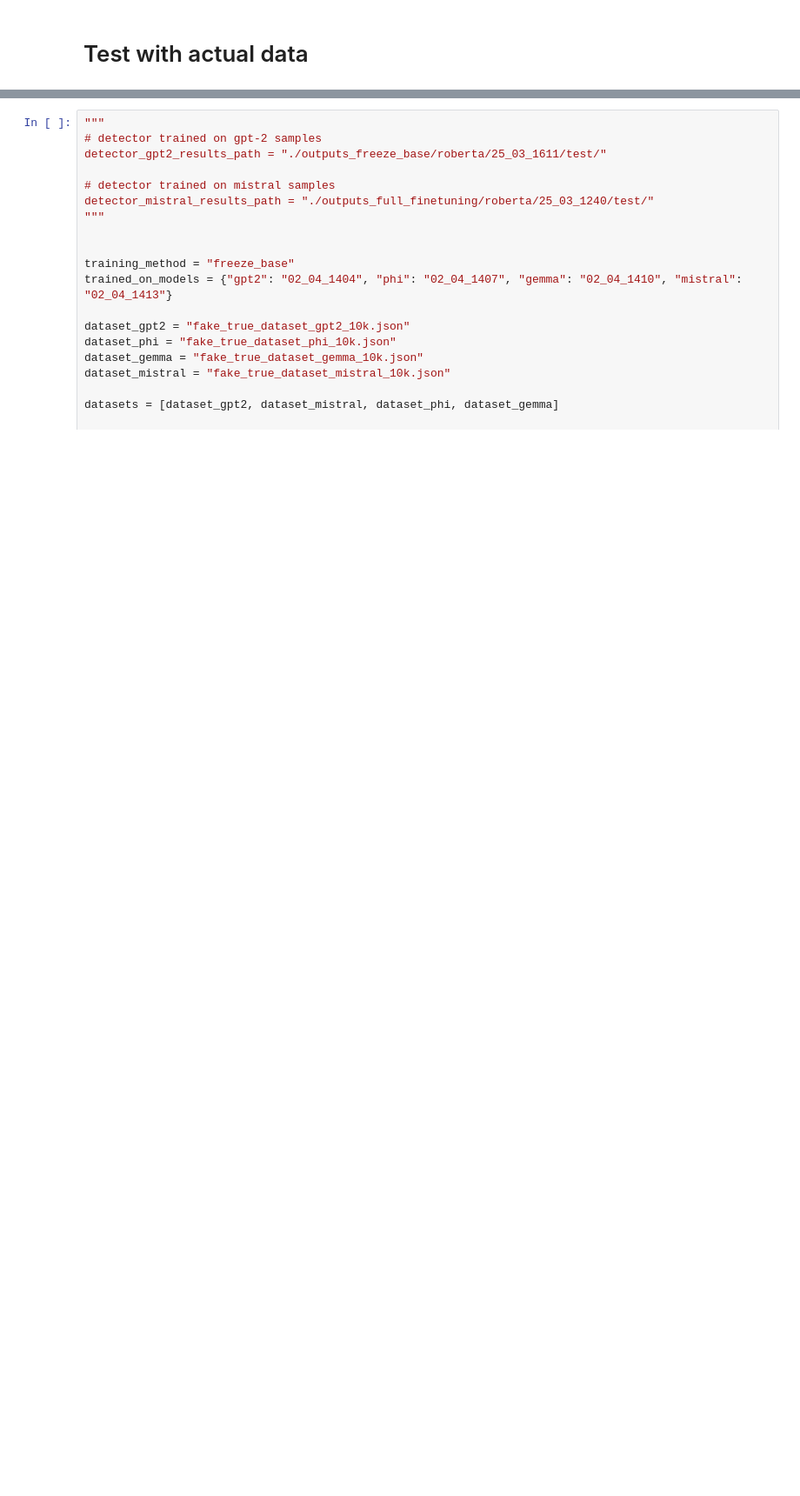
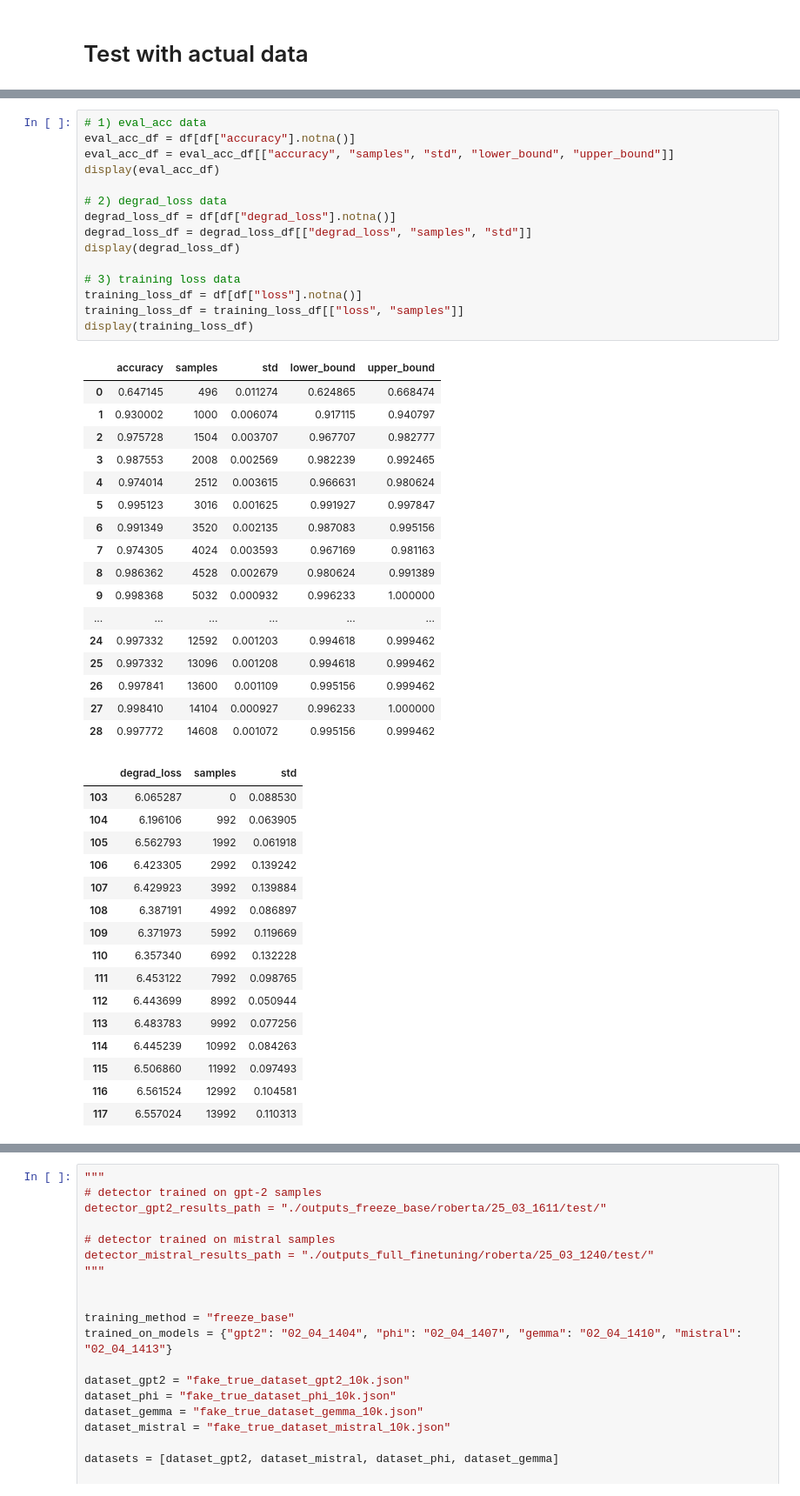
Before and after one commit to marluxiaboss/text_llm_detector, a Jupyter notebook: create_plots_from_logs.ipynb, the cells around one changed output, grey strips where cells are left out. Shown at 87% size. Drawn from its saved outputs; the diff is of its cells as text; blank space fills up the shorter version.

```diff
--- a/create_plots_from_logs.ipynb
+++ b/create_plots_from_logs.ipynb
@@ -262,0 +293,49 @@ plt.show()
+# %%
+# 1) eval_acc data
+eval_acc_df = df[df["accuracy"].notna()]
+eval_acc_df = eval_acc_df[["accuracy", "samples", "std", "lower_bound", "upper_bound"]]
+display(eval_acc_df)
+
+# 2) degrad_loss data
+degrad_loss_df = df[df["degrad_loss"].notna()]
+degrad_loss_df = degrad_loss_df[["degrad_loss", "samples", "std"]]
+display(degrad_loss_df)
+
+# 3) training loss data
+training_loss_df = df[df["loss"].notna()]
+training_loss_df = training_loss_df[["loss", "samples"]]
+display(training_loss_df)
+# %% [output]
+|  | accuracy | samples | std | lower_bound | upper_bound |
+| 0 | 0.647145 | 496 | 0.011274 | 0.624865 | 0.668474 |
+| 1 | 0.930002 | 1000 | 0.006074 | 0.917115 | 0.940797 |
+| 2 | 0.975728 | 1504 | 0.003707 | 0.967707 | 0.982777 |
+| 3 | 0.987553 | 2008 | 0.002569 | 0.982239 | 0.992465 |
+| 4 | 0.974014 | 2512 | 0.003615 | 0.966631 | 0.980624 |
+| 5 | 0.995123 | 3016 | 0.001625 | 0.991927 | 0.997847 |
+| 6 | 0.991349 | 3520 | 0.002135 | 0.987083 | 0.995156 |
+| 7 | 0.974305 | 4024 | 0.003593 | 0.967169 | 0.981163 |
+| 8 | 0.986362 | 4528 | 0.002679 | 0.980624 | 0.991389 |
+| 9 | 0.998368 | 5032 | 0.000932 | 0.996233 | 1.000000 |
+| ... | ... | ... | ... | ... | ... |
+| 24 | 0.997332 | 12592 | 0.001203 | 0.994618 | 0.999462 |
+| 25 | 0.997332 | 13096 | 0.001208 | 0.994618 | 0.999462 |
+| 26 | 0.997841 | 13600 | 0.001109 | 0.995156 | 0.999462 |
+| 27 | 0.998410 | 14104 | 0.000927 | 0.996233 | 1.000000 |
+| 28 | 0.997772 | 14608 | 0.001072 | 0.995156 | 0.999462 |
+|  | degrad_loss | samples | std |
+| 103 | 6.065287 | 0 | 0.088530 |
+| 104 | 6.196106 | 992 | 0.063905 |
+| 105 | 6.562793 | 1992 | 0.061918 |
+| 106 | 6.423305 | 2992 | 0.139242 |
+| 107 | 6.429923 | 3992 | 0.139884 |
+| 108 | 6.387191 | 4992 | 0.086897 |
+| 109 | 6.371973 | 5992 | 0.119669 |
+| 110 | 6.357340 | 6992 | 0.132228 |
+| 111 | 6.453122 | 7992 | 0.098765 |
+| 112 | 6.443699 | 8992 | 0.050944 |
+| 113 | 6.483783 | 9992 | 0.077256 |
+| 114 | 6.445239 | 10992 | 0.084263 |
+| 115 | 6.506860 | 11992 | 0.097493 |
+| 116 | 6.561524 | 12992 | 0.104581 |
+| 117 | 6.557024 | 13992 | 0.110313 |
```
Also changed, not shown: parts of 7 cells of this notebook, 4 other files.
